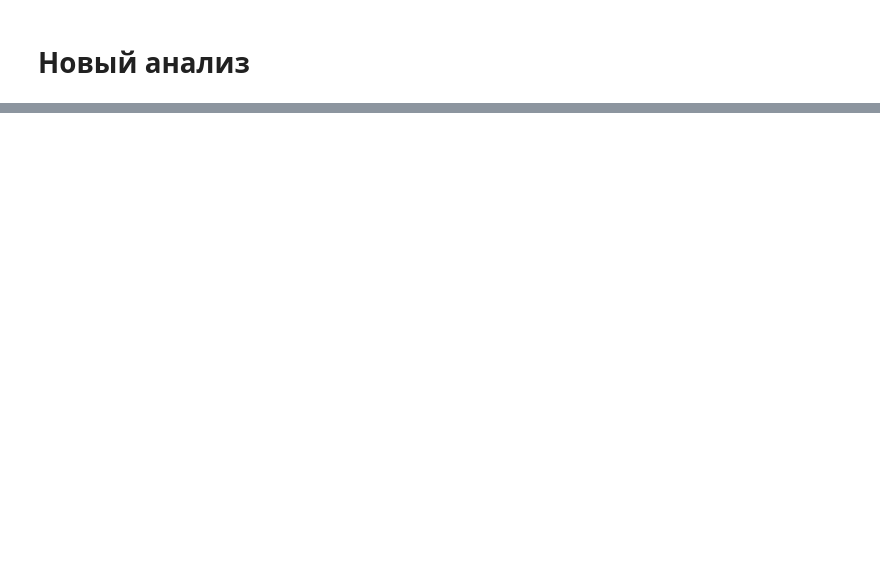
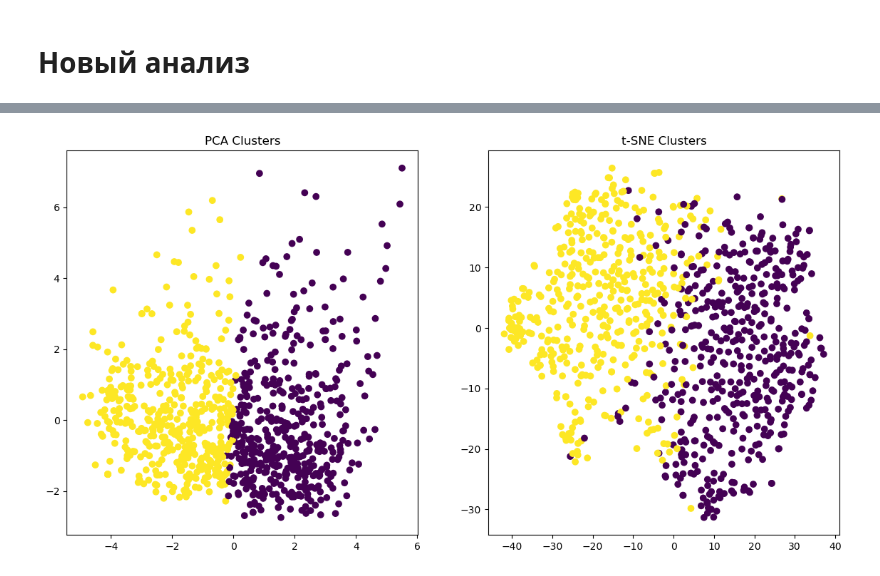
Before and after one commit to avrogachev/medstat, a Jupyter notebook: EDA2.ipynb, the cells around one changed output, grey strips where cells are left out. Saved outputs shown, nothing was run; the diff lists cells and outputs as text; code cells hidden in the pictures; blank space fills up the shorter version.

```diff
--- a/EDA2.ipynb
+++ b/EDA2.ipynb
@@ -29,0 +63,24 @@ print(data.head())
+# %%
+kmeans = KMeans(n_clusters=2, random_state=42, n_init='auto')
+data['Cluster'] = kmeans.fit_predict(features_scaled)
+
+
+# Применение PCA
+pca = PCA(n_components=2)
+principalComponents = pca.fit_transform(features_scaled)
+
+# Применение t-SNE
+tsne = TSNE(n_components=2, random_state=342)
+tsne_results = tsne.fit_transform(features_scaled)
+
+# Визуализация PCA и t-SNE
+plt.figure(figsize=(14, 7))
+plt.subplot(1, 2, 1)
+plt.scatter(principalComponents[:, 0], principalComponents[:, 1], c=data['Cluster'])
+plt.title('PCA Clusters')
+plt.subplot(1, 2, 2)
+plt.scatter(tsne_results[:, 0], tsne_results[:, 1], c=data['Cluster'])
+plt.title('t-SNE Clusters')
+plt.show()
+# %% [output]
+[figure, added]
```
Also changed, not shown: parts of 5 cells of this notebook.
